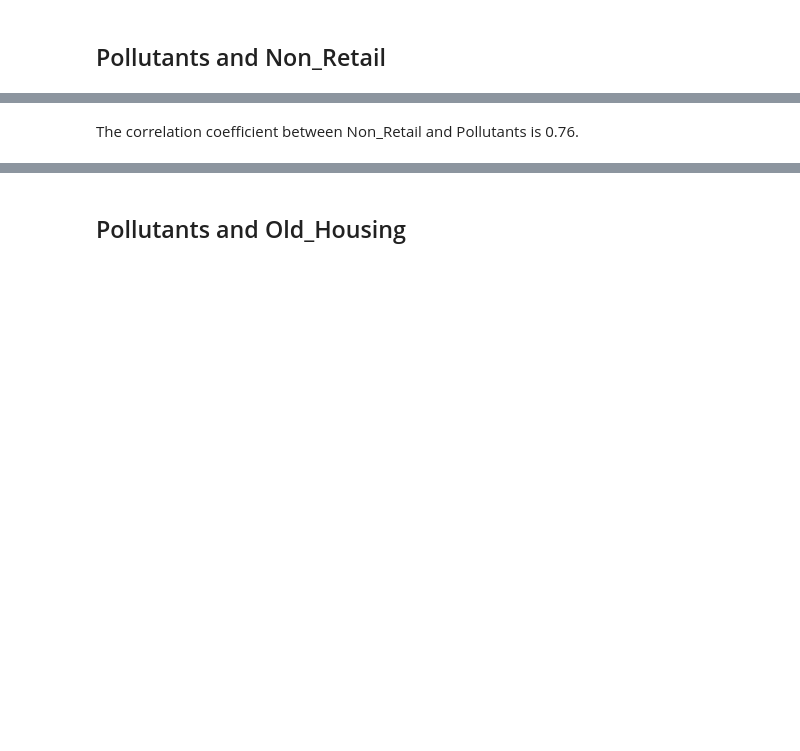
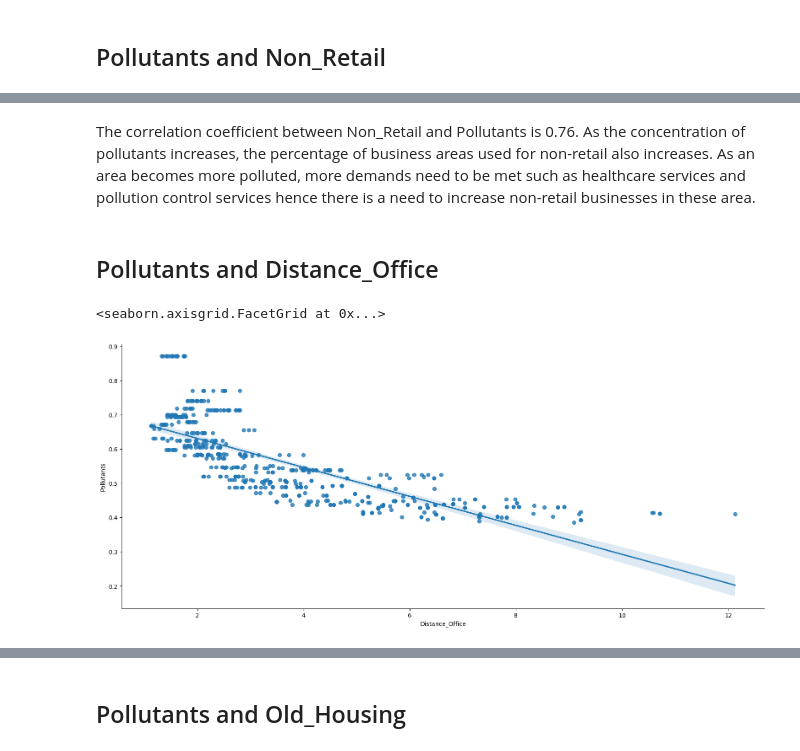
Before and after one commit to jiakai2002/cs105-project, a Jupyter notebook: Submission_Part_One.ipynb, the cells around one changed output, grey strips where cells are left out. Saved outputs shown, nothing was run; the diff lists cells and outputs as text; code cells hidden in the pictures; blank space fills up the shorter version.

```diff
--- a/Submission_Part_One.ipynb
+++ b/Submission_Part_One.ipynb
@@ -394,2 +448,9 @@ sns.lmplot(data=df, y='Pollutants', x='Non_Retail', height = 7, aspect = 16/7)
-# %% [markdown]
-The correlation coefficient between Non_Retail and Pollutants is 0.76.
+# %% [markdown]
+The correlation coefficient between Non_Retail and Pollutants is 0.76. As the concentration of pollutants increases, the percentage of business areas used for non-retail also increases. As an area becomes more polluted, more demands need to be met such as healthcare services and pollution control services hence there is a need to increase non-retail businesses in these area.
+# %% [markdown]
+## Pollutants and Distance_Office
+# %%
+sns.lmplot(data=df, y='Pollutants', x='Distance_Office', height = 7, aspect = 16/7)
+# %% [output]
+<seaborn.axisgrid.FacetGrid at 0x...>
+[figure, added]
```
Also changed, not shown: parts of 39 cells of this notebook.
